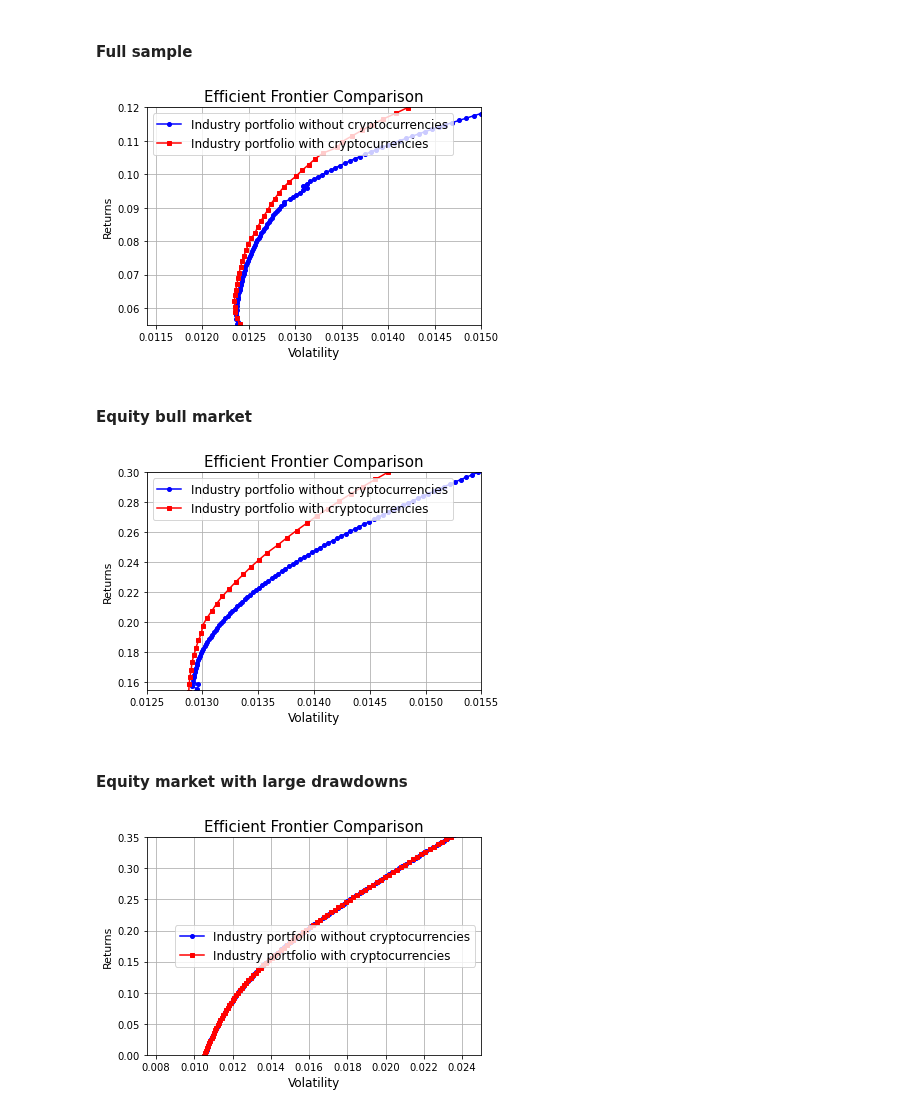
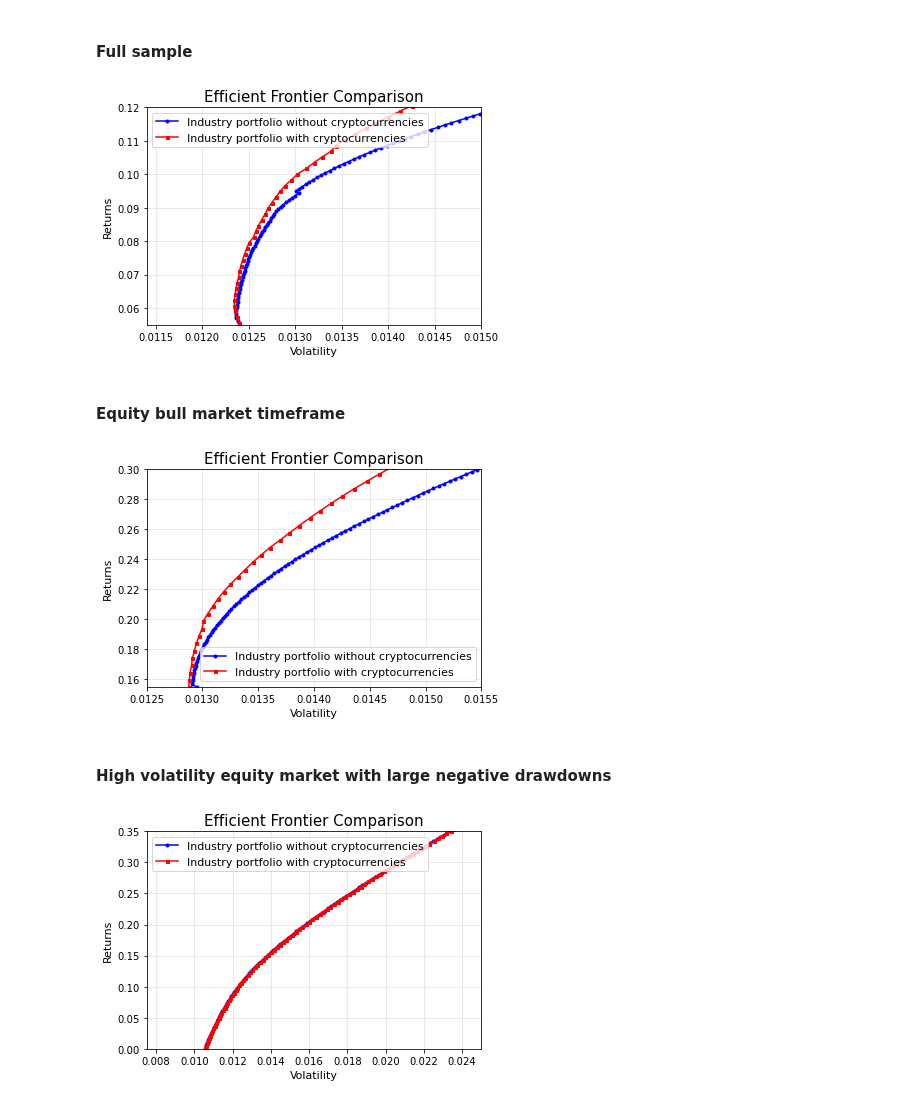
Before and after one commit to fairwayfinder/crypto-mean-variance-frontier, a Jupyter notebook: notebooks/MAIN.ipynb, the cells around one changed output. Cells and saved outputs as stored; diff of their text form; code cells hidden in the pictures.

Commit message:
Changing plot_ef to be more reproducible, editing markdowns

```diff
--- a/notebooks/MAIN.ipynb
+++ b/notebooks/MAIN.ipynb
@@ -171,12 +168,12 @@ plt.show()
 # %%
 import textwrap
 
-def plot_ef(n_points, er, cov, er2, cov2, xlim=None, ylim=None):
+def plot_ef(er, cov, er2, cov2, xlim=None, ylim=None):
     """
     Plots two multi-asset efficient frontiers on the same graph with optional axis limits.
     """
     # First efficient frontier
-    weights = util.optimal_weights(n_points, er, cov)  # Assuming optimal_weights is implemented
+    weights = util.optimal_weights(200, er, cov)  # Assuming optimal_weights is implemented
     rets = [util.portfolio_return(w, er) for w in weights]
     vols = [util.portfolio_vol(w, cov) for w in weights]
     ef1 = pd.DataFrame({
@@ -185,7 +182,7 @@ def plot_ef(n_points, er, cov, er2, cov2, xlim=None, ylim=None):
     })
 
     # Second efficient frontier
-    weights2 = util.optimal_weights(n_points, er2, cov2)  # Assuming optimal_weights is implemented
+    weights2 = util.optimal_weights(200, er2, cov2)  # Assuming optimal_weights is implemented
     rets2 = [util.portfolio_return(w, er2) for w in weights2]
     vols2 = [util.portfolio_vol(w, cov2) for w in weights2]
     ef2 = pd.DataFrame({
@@ -194,8 +191,8 @@ def plot_ef(n_points, er, cov, er2, cov2, xlim=None, ylim=None):
     })
 
     # Plotting both efficient frontiers on the same graph
-    ax = ef1.plot.line(x="Volatility", y="Returns", style='.-', label='Industry portfolio without cryptocurrencies', color='b', marker='o', markersize=4)
-    ef2.plot.line(x="Volatility", y="Returns", style='.-', ax=ax, label='Industry portfolio with cryptocurrencies', color='r', marker='s', markersize=4)
+    ax = ef1.plot.line(x="Volatility", y="Returns", style='.-', label='Industry portfolio without cryptocurrencies', color='b', marker='o', markersize=3)
+    ef2.plot.line(x="Volatility", y="Returns", style='.-', ax=ax, label='Industry portfolio with cryptocurrencies', color='r', marker='s', markersize=3)
 
     # Set axis limits if provided
     if xlim:
@@ -206,10 +203,10 @@ def plot_ef(n_points, er, cov, er2, cov2, xlim=None, ylim=None):
     # Customize the plot as needed
     title_text = "Efficient Frontier Comparison"
     plt.title("\n".join(textwrap.wrap(title_text, width=30)), fontsize=15)
-    plt.xlabel("Volatility", fontsize=12)
+    plt.xlabel("Volatility", fontsize=11)
     plt.ylabel("Returns", fontsize=11)
-    plt.legend(fontsize=12)
-    plt.grid(True)
+    plt.legend(fontsize=11)
+    plt.grid(True, alpha=0.35)
 # %% [markdown]
 #### Plotting the efficient frontiers
 # %% [markdown]
@@ -237,7 +234,7 @@ er = util.annualize_rets(ind_crypto_spliced, periods_per_year)
 cov = ind_crypto_spliced.cov()
 
 industry_crypto_combined_plots = plot_ef(
-201, er[industry], cov.loc[industry, industry],
+er[industry], cov.loc[industry, industry],
 er[industry_and_crypto],
 cov.loc[industry_and_crypto, industry_and_crypto],
 xlim=(0.0114, 0.015),
@@ -248,9 +245,9 @@ plt.savefig("../Reports/figures/Efficient_Frontier_Comparison_Full_Sample.png")
 
 plt.show()
 # %% [output]
-[figure, old version]
+[figure, new version]
 # %% [markdown]
-#### Equity bull market
+#### Equity bull market timeframe
 # %%
 ind_crypto_spliced = ind_crypto['2017-10-31':'2021-12-1']
 
@@ -258,7 +255,7 @@ er = util.annualize_rets(ind_crypto_spliced, periods_per_year)
 cov = ind_crypto_spliced.cov()
 
 industry_crypto_combined_plots = plot_ef(
-201, er[industry], cov.loc[industry, industry],
+er[industry], cov.loc[industry, industry],
 er[industry_and_crypto],
 cov.loc[industry_and_crypto, industry_and_crypto],
 xlim=(0.0125, 0.0155),
@@ -269,24 +266,24 @@ plt.savefig("../Reports/figures/Efficient_Frontier_Comparison_Bull_Market.png")
 
 plt.show()
 # %% [output]
-[figure, old version]
+[figure, new version]
 # %% [markdown]
-#### Equity market with large drawdowns
+#### High volatility equity market with large negative drawdowns
 # %%
 ind_crypto_spliced = ind_crypto['2021-12-1':'2023-10-31']
 
 er = util.annualize_rets(ind_crypto_spliced, periods_per_year)
 cov = ind_crypto_spliced.cov()
 
 industry_crypto_combined_plots = plot_ef(
-201, er[industry], cov.loc[industry, industry],
+er[industry], cov.loc[industry, industry],
 er[industry_and_crypto],
 cov.loc[industry_and_crypto, industry_and_crypto],
 xlim=(0.0075, 0.025),
 ylim=(0.0, 0.35))
 
 plt.savefig("../Reports/figures/Efficient_Frontier_Comparison_Drawdown_Market.png")
 
 plt.show()
 # %% [output]
-[figure, old version]
+[figure, new version]
```
Also changed, not shown: parts of 12 cells of this notebook.
